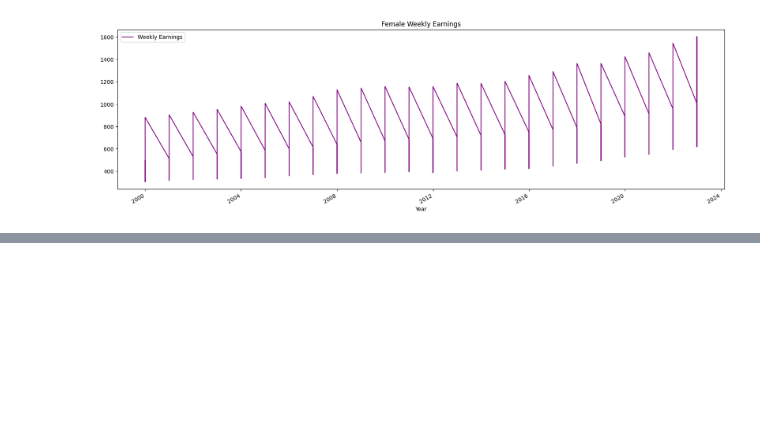
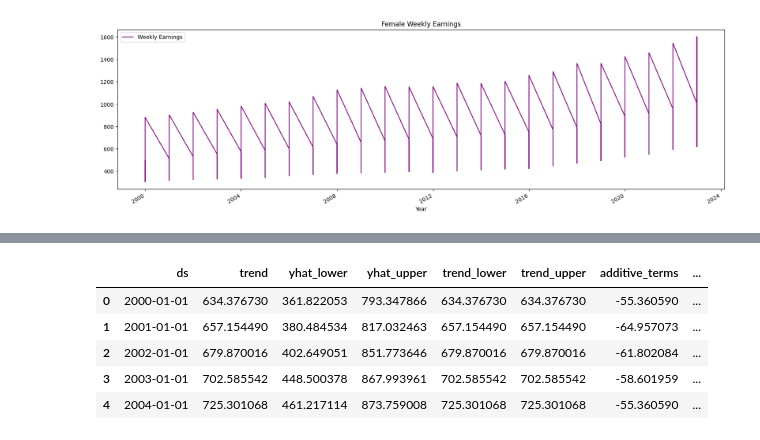
Before and after one commit to professav/project1, a Jupyter notebook: uslaborstatistics.ipynb, the cells around one changed output, grey strips where cells are left out. Saved outputs shown, nothing was run; the diff lists cells and outputs as text; code cells hidden in the pictures; blank space fills up the shorter version.

```diff
--- a/uslaborstatistics.ipynb
+++ b/uslaborstatistics.ipynb
@@ -122,0 +225,4 @@ plt.show()
+# %%
+# Label the columns ds and y so that the syntax is recognized by Prophet
+new_men_weekly_earnings.columns = ['ds', 'y']
+new_men_weekly_earnings.head()
@@ -122,0 +289,14 @@ plt.show()
+# %%
+# Make a forecast based on the future DataFrame
+forecast = m.predict(future)
+
+# Review the first five rows of the forecast DataFrame
+display(forecast.head())
+display(forecast.tail())
+# %% [output]
+|  | ds | trend | yhat_lower | yhat_upper | trend_lower | trend_upper | additive_terms | ... |
+| 0 | 2000-01-01 | 634.376730 | 361.822053 | 793.347866 | 634.376730 | 634.376730 | -55.360590 | ... |
+| 1 | 2001-01-01 | 657.154490 | 380.484534 | 817.032463 | 657.154490 | 657.154490 | -64.957073 | ... |
+| 2 | 2002-01-01 | 679.870016 | 402.649051 | 851.773646 | 679.870016 | 679.870016 | -61.802084 | ... |
+| 3 | 2003-01-01 | 702.585542 | 448.500378 | 867.993961 | 702.585542 | 702.585542 | -58.601959 | ... |
+| 4 | 2004-01-01 | 725.301068 | 461.217114 | 873.759008 | 725.301068 | 725.301068 | -55.360590 | ... |
```
Also changed, not shown: parts of 19 cells of this notebook.
